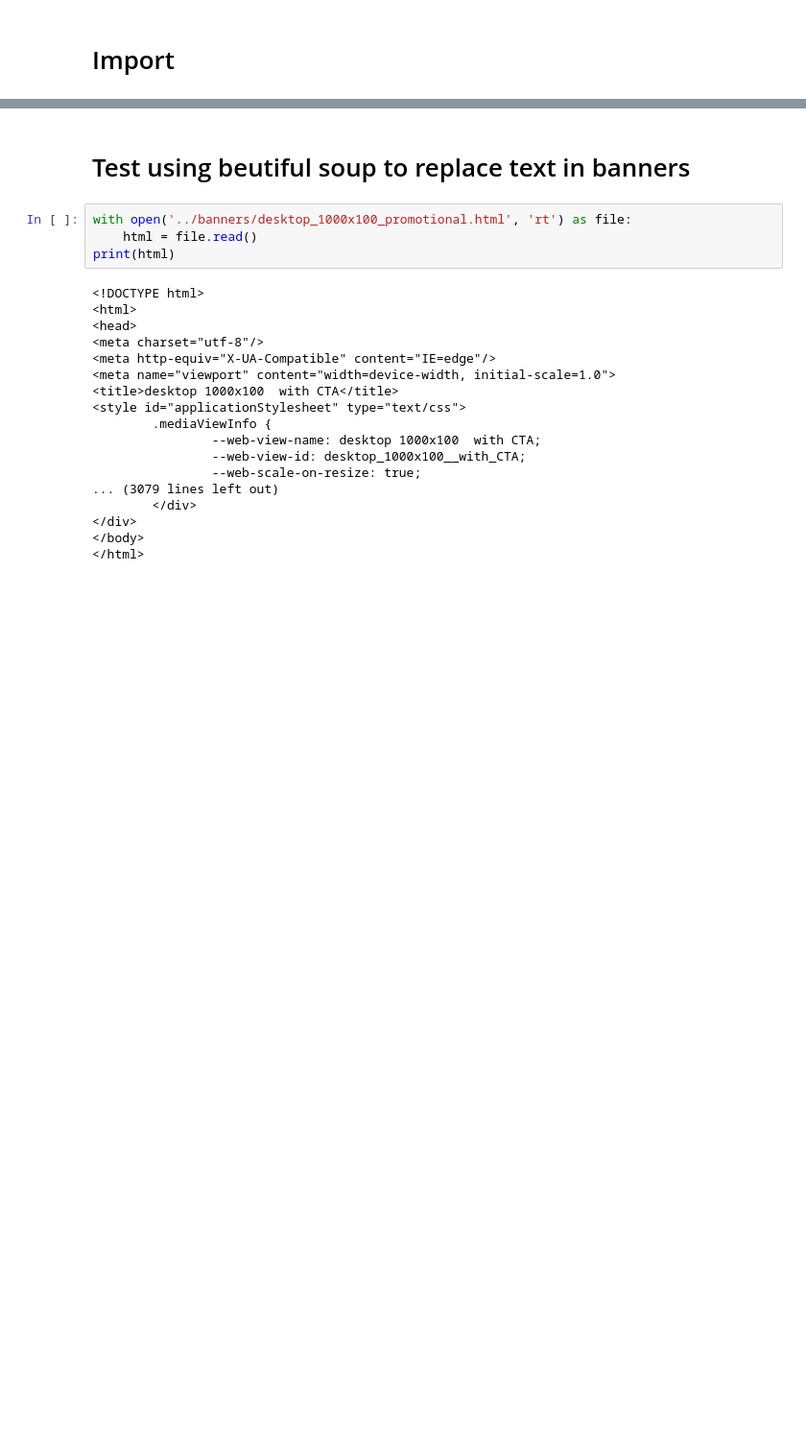
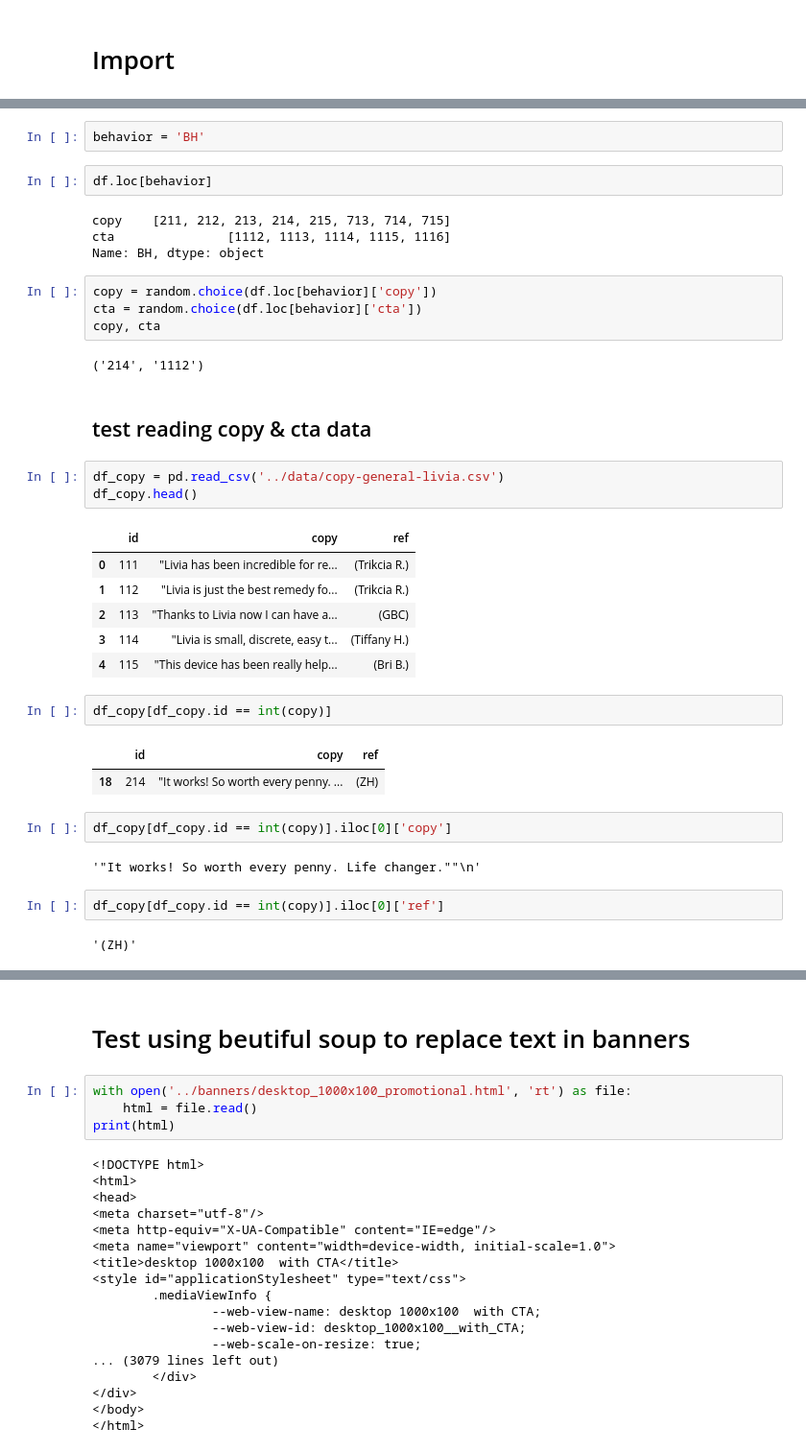
Before and after one commit to LironUxpera/LironUxpera, a Jupyter notebook: notebooks/Untitled.ipynb, the cells around one changed output, grey strips where cells are left out. Shown at 96% size. Drawn from its saved outputs; the diff is of its cells as text; blank space fills up the shorter version.

```diff
--- a/notebooks/Untitled.ipynb
+++ b/notebooks/Untitled.ipynb
@@ -11,0 +59,39 @@ ImportError: cannot import name 'HTMLDocument' from 'bs4' (/Library/Frameworks/P
+# %%
+behavior = 'BH'
+# %%
+df.loc[behavior]
+# %% [output]
+copy    [211, 212, 213, 214, 215, 713, 714, 715]
+cta               [1112, 1113, 1114, 1115, 1116]
+Name: BH, dtype: object
+# %%
+copy = random.choice(df.loc[behavior]['copy'])
+cta = random.choice(df.loc[behavior]['cta'])
+copy, cta
+# %% [output]
+('214', '1112')
+# %% [markdown]
+## test reading copy & cta data
+# %%
+df_copy = pd.read_csv('../data/copy-general-livia.csv')
+df_copy.head()
+# %% [output]
+|  | id | copy | ref |
+| 0 | 111 | "Livia has been incredible for re... | (Trikcia R.) |
+| 1 | 112 | "Livia is just the best remedy fo... | (Trikcia R.) |
+| 2 | 113 | "Thanks to Livia now I can have a... | (GBC) |
+| 3 | 114 | "Livia is small, discrete, easy t... | (Tiffany H.) |
+| 4 | 115 | "This device has been really help... | (Bri B.) |
+# %%
+df_copy[df_copy.id == int(copy)]
+# %% [output]
+|  | id | copy | ref |
+| 18 | 214 | "It works! So worth every penny. ... | (ZH) |
+# %%
+df_copy[df_copy.id == int(copy)].iloc[0]['copy']
+# %% [output]
+'"It works! So worth every penny. Life changer.""\n'
+# %%
+df_copy[df_copy.id == int(copy)].iloc[0]['ref']
+# %% [output]
+'(ZH)'
```
Also changed, not shown: parts of 11 cells of this notebook, 4 other files.
